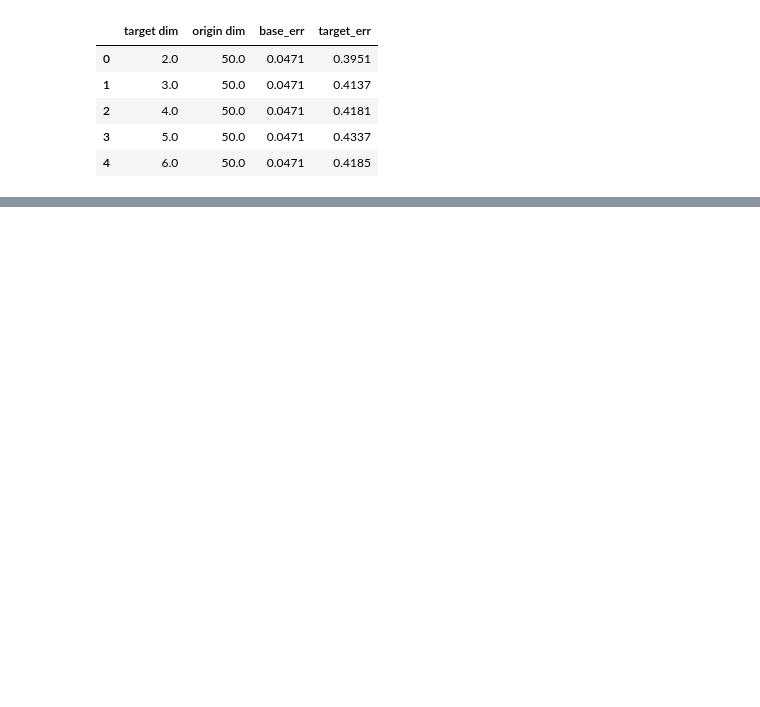
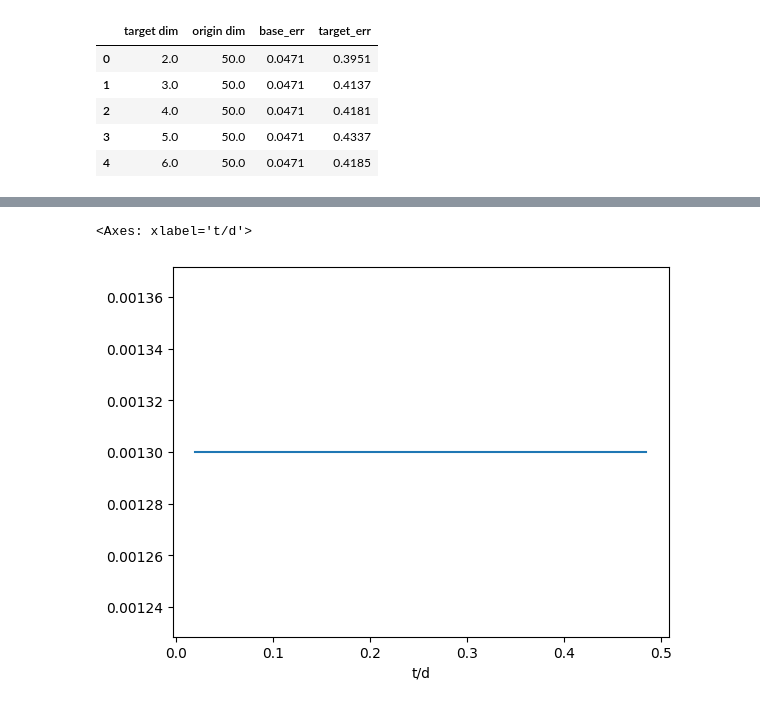
Before and after one commit to Daniel-Ros/masters, a Jupyter notebook: analysis.ipynb, the cells around one changed output, grey strips where cells are left out. Saved outputs shown, nothing was run; the diff lists cells and outputs as text; code cells hidden in the pictures; blank space fills up the shorter version.

```diff
--- a/analysis.ipynb
+++ b/analysis.ipynb
@@ -46,0 +50,5 @@ df.groupby(["t/d"]).mean()["target_err"].plot()
+# %%
+df.groupby(["t/d"]).mean()["base_err"].plot()
+# %% [output]
+<Axes: xlabel='t/d'>
+[figure, added]
```
Also changed, not shown: parts of 10 cells of this notebook, 8 other files.
